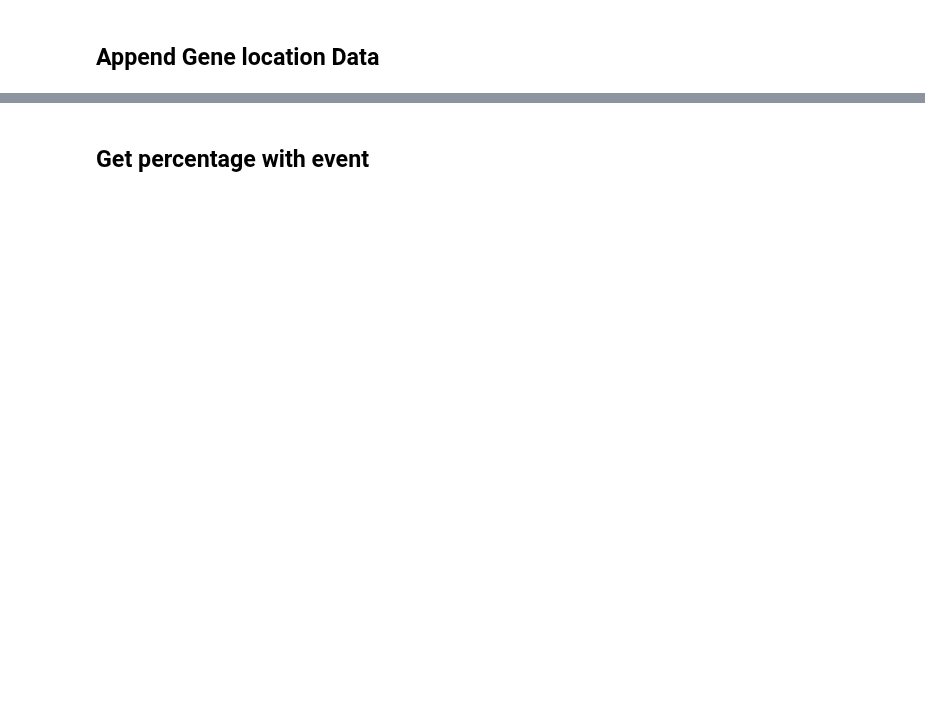
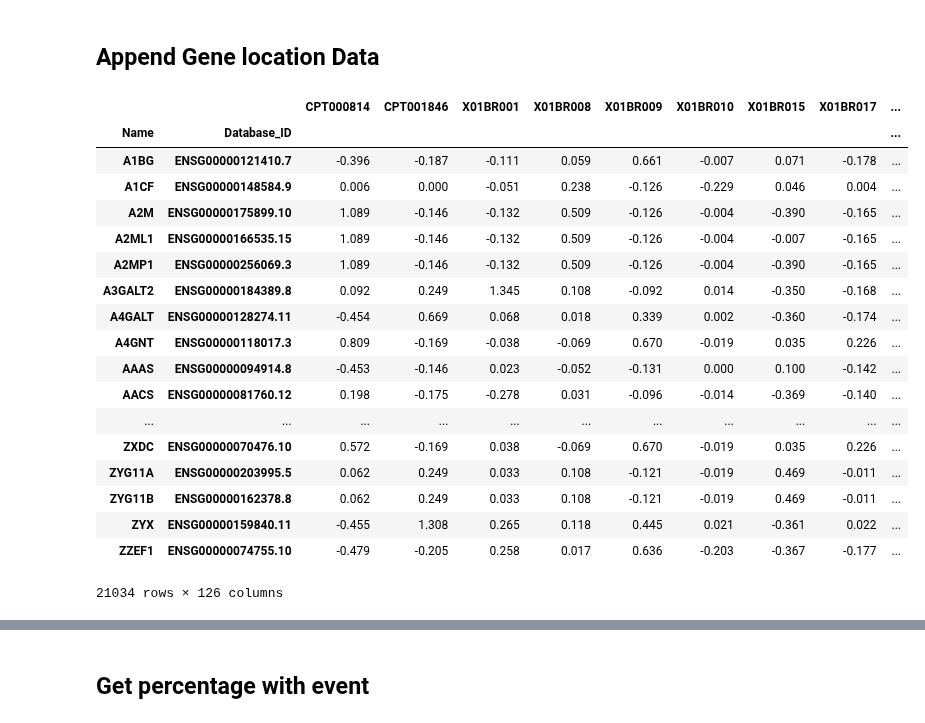
Before and after one commit to PayneLab/pancancerCNV, a Jupyter notebook: chromosome_8/00_create_event_table_chr8.ipynb, the cells around one changed output, grey strips where cells are left out. Drawn from its saved outputs; the diff is of its cells as text; code cells hidden in the pictures; blank space fills up the shorter version.

```diff
--- a/chromosome_8/00_create_event_table_chr8.ipynb
+++ b/chromosome_8/00_create_event_table_chr8.ipynb
@@ -37,3 +35,25 @@ for cancer_type in cnv_tables.keys():
     else:
         new_df = df.join(locations)
         cnv_tables[cancer_type] = new_df.dropna()
+# %%
+cnv_tables["brca"]
+# %% [output]
+|  |  | CPT000814 | CPT001846 | X01BR001 | X01BR008 | X01BR009 | X01BR010 | X01BR015 | X01BR017 | ... |
+| Name | Database_ID |  |  |  |  |  |  |  |  | ... |
+| A1BG | ENSG00000121410.7 | -0.396 | -0.187 | -0.111 | 0.059 | 0.661 | -0.007 | 0.071 | -0.178 | ... |
+| A1CF | ENSG00000148584.9 | 0.006 | 0.000 | -0.051 | 0.238 | -0.126 | -0.229 | 0.046 | 0.004 | ... |
+| A2M | ENSG00000175899.10 | 1.089 | -0.146 | -0.132 | 0.509 | -0.126 | -0.004 | -0.390 | -0.165 | ... |
+| A2ML1 | ENSG00000166535.15 | 1.089 | -0.146 | -0.132 | 0.509 | -0.126 | -0.004 | -0.007 | -0.165 | ... |
+| A2MP1 | ENSG00000256069.3 | 1.089 | -0.146 | -0.132 | 0.509 | -0.126 | -0.004 | -0.390 | -0.165 | ... |
+| A3GALT2 | ENSG00000184389.8 | 0.092 | 0.249 | 1.345 | 0.108 | -0.092 | 0.014 | -0.350 | -0.168 | ... |
+| A4GALT | ENSG00000128274.11 | -0.454 | 0.669 | 0.068 | 0.018 | 0.339 | 0.002 | -0.360 | -0.174 | ... |
+| A4GNT | ENSG00000118017.3 | 0.809 | -0.169 | -0.038 | -0.069 | 0.670 | -0.019 | 0.035 | 0.226 | ... |
+| AAAS | ENSG00000094914.8 | -0.453 | -0.146 | 0.023 | -0.052 | -0.131 | 0.000 | 0.100 | -0.142 | ... |
+| AACS | ENSG00000081760.12 | 0.198 | -0.175 | -0.278 | 0.031 | -0.096 | -0.014 | -0.369 | -0.140 | ... |
+| ... | ... | ... | ... | ... | ... | ... | ... | ... | ... | ... |
+| ZXDC | ENSG00000070476.10 | 0.572 | -0.169 | 0.038 | -0.069 | 0.670 | -0.019 | 0.035 | 0.226 | ... |
+| ZYG11A | ENSG00000203995.5 | 0.062 | 0.249 | 0.033 | 0.108 | -0.121 | -0.019 | 0.469 | -0.011 | ... |
+| ZYG11B | ENSG00000162378.8 | 0.062 | 0.249 | 0.033 | 0.108 | -0.121 | -0.019 | 0.469 | -0.011 | ... |
+| ZYX | ENSG00000159840.11 | -0.455 | 1.308 | 0.265 | 0.118 | 0.445 | 0.021 | -0.361 | 0.022 | ... |
+| ZZEF1 | ENSG00000074755.10 | -0.479 | -0.205 | 0.258 | 0.017 | 0.636 | -0.203 | -0.367 | -0.177 | ... |
+21034 rows × 126 columns
```
Also changed, not shown: parts of 8 cells of this notebook, 47 other files.
